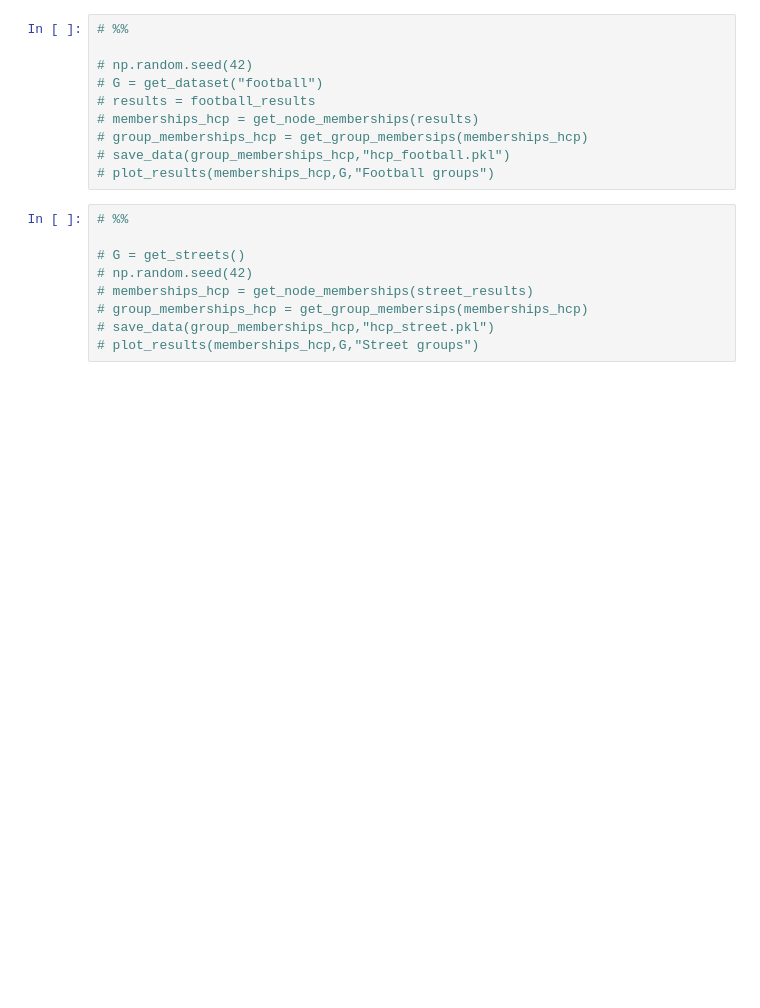
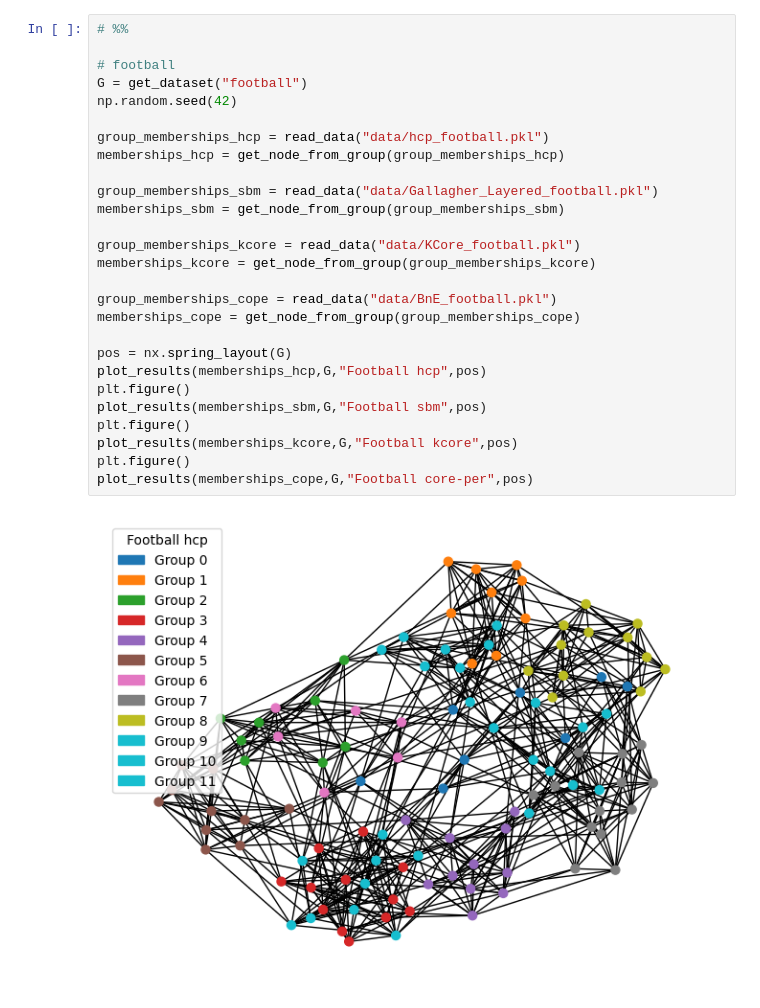
Before and after one commit to ThanosSkentzos/SNA-14B, a Jupyter notebook: results.ipynb, the cells around one changed output. Saved outputs shown, nothing was run; the diff lists cells and outputs as text; blank space fills up the shorter version.

```diff
--- a/results.ipynb
+++ b/results.ipynb
@@ -130,19 +97,29 @@ plot_results(memberships_cope,G,"Book groups core-per",pos)
-# %%
-# %%
-
-# np.random.seed(42)
-# G = get_dataset("football")
-# results = football_results
-# memberships_hcp = get_node_memberships(results)
-# group_memberships_hcp = get_group_membersips(memberships_hcp)
-# save_data(group_memberships_hcp,"hcp_football.pkl")
-# plot_results(memberships_hcp,G,"Football groups")
-# %%
-# %%
-
-# G = get_streets()
-# np.random.seed(42)
-# memberships_hcp = get_node_memberships(street_results)
-# group_memberships_hcp = get_group_membersips(memberships_hcp)
-# save_data(group_memberships_hcp,"hcp_street.pkl")
-# plot_results(memberships_hcp,G,"Street groups")
+# %%
+# %%
+
+# football
+G = get_dataset("football")
+np.random.seed(42)
+
+group_memberships_hcp = read_data("data/hcp_football.pkl")
+memberships_hcp = get_node_from_group(group_memberships_hcp)
+
+group_memberships_sbm = read_data("data/Gallagher_Layered_football.pkl")
+memberships_sbm = get_node_from_group(group_memberships_sbm)
+
+group_memberships_kcore = read_data("data/KCore_football.pkl")
+memberships_kcore = get_node_from_group(group_memberships_kcore)
+
+group_memberships_cope = read_data("data/BnE_football.pkl")
+memberships_cope = get_node_from_group(group_memberships_cope)
+
+pos = nx.spring_layout(G)
+plot_results(memberships_hcp,G,"Football hcp",pos)
+plt.figure()
+plot_results(memberships_sbm,G,"Football sbm",pos)
+plt.figure()
+plot_results(memberships_kcore,G,"Football kcore",pos)
+plt.figure()
+plot_results(memberships_cope,G,"Football core-per",pos)
+# %% [output]
+[figure, added]
```
Also changed, not shown: parts of 7 cells of this notebook, 1 other file.
